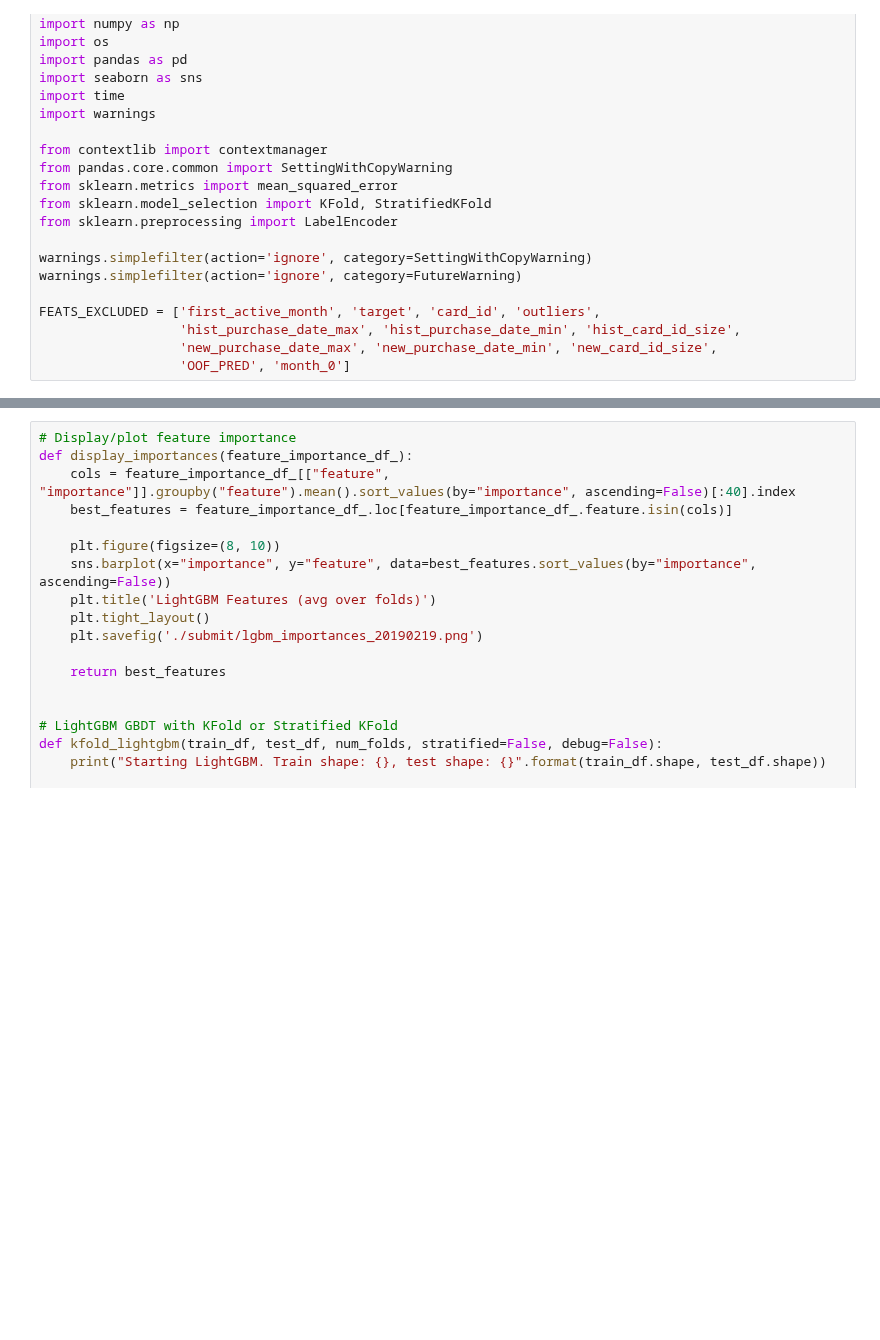
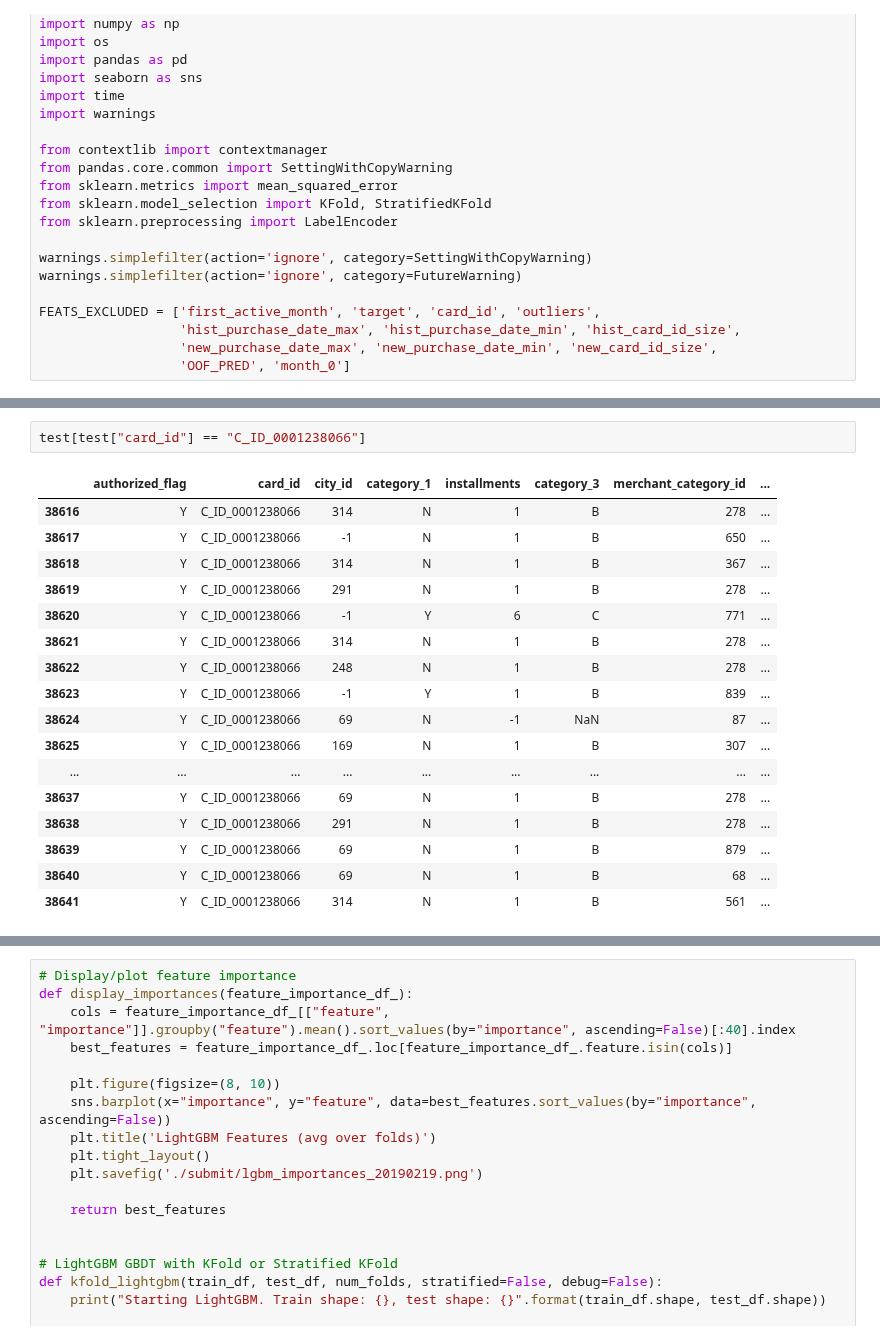
Before and after one commit to PaperStrange/AIProjectManger, a Jupyter notebook: download/Simple_LightGBM_without_blending/recurrent_and_reconstruct.ipynb, the cells around one changed output, grey strips where cells are left out. Saved outputs shown, nothing was run; the diff lists cells and outputs as text; blank space fills up the shorter version.

```diff
--- a/download/Simple_LightGBM_without_blending/recurrent_and_reconstruct.ipynb
+++ b/download/Simple_LightGBM_without_blending/recurrent_and_reconstruct.ipynb
@@ -147,6 +147,26 @@ def reduce_mem_usage(df, verbose=True):
 #     print('Decreased by {:.1f}%'.format(100 * (start_mem - end_mem) / start_mem))
 
     return df
+# %%
+test[test["card_id"] == "C_ID_0001238066"]
+# %% [output]
+|  | authorized_flag | card_id | city_id | category_1 | installments | category_3 | merchant_category_id | ... |
+| 38616 | Y | C_ID_0001238066 | 314 | N | 1 | B | 278 | ... |
+| 38617 | Y | C_ID_0001238066 | -1 | N | 1 | B | 650 | ... |
+| 38618 | Y | C_ID_0001238066 | 314 | N | 1 | B | 367 | ... |
+| 38619 | Y | C_ID_0001238066 | 291 | N | 1 | B | 278 | ... |
+| 38620 | Y | C_ID_0001238066 | -1 | Y | 6 | C | 771 | ... |
+| 38621 | Y | C_ID_0001238066 | 314 | N | 1 | B | 278 | ... |
+| 38622 | Y | C_ID_0001238066 | 248 | N | 1 | B | 278 | ... |
+| 38623 | Y | C_ID_0001238066 | -1 | Y | 1 | B | 839 | ... |
+| 38624 | Y | C_ID_0001238066 | 69 | N | -1 | NaN | 87 | ... |
+| 38625 | Y | C_ID_0001238066 | 169 | N | 1 | B | 307 | ... |
+| ... | ... | ... | ... | ... | ... | ... | ... | ... |
+| 38637 | Y | C_ID_0001238066 | 69 | N | 1 | B | 278 | ... |
+| 38638 | Y | C_ID_0001238066 | 291 | N | 1 | B | 278 | ... |
+| 38639 | Y | C_ID_0001238066 | 69 | N | 1 | B | 879 | ... |
+| 38640 | Y | C_ID_0001238066 | 69 | N | 1 | B | 68 | ... |
+| 38641 | Y | C_ID_0001238066 | 314 | N | 1 | B | 561 | ... |
 # %%
 # Re-construct 2019/2/17: fill vacancy merchant id by other method [here](https://www.kaggle.com/raddar/merchant-id-imputations)
 # def merchant_id_selected():
```
Also changed, not shown: parts of 6 cells of this notebook, 1 other file.
